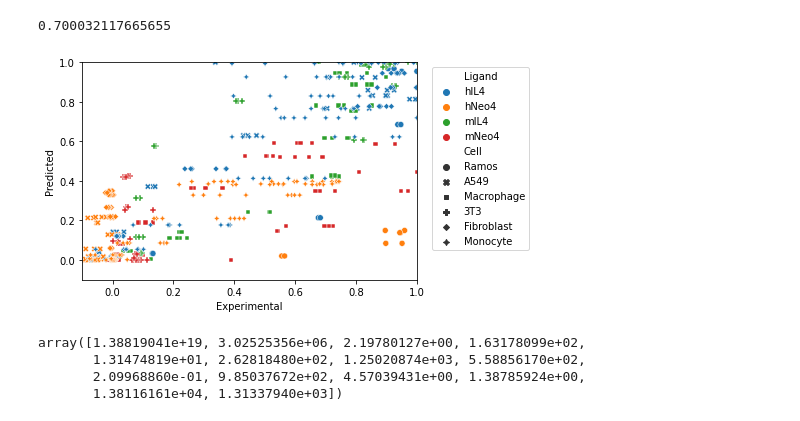
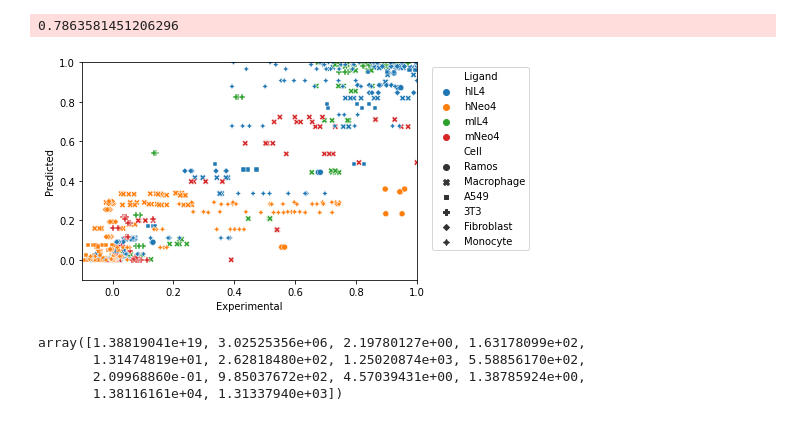
Before and after one commit to meyer-lab/IL4-model, a Jupyter notebook: polyc.ipynb, the cells around one changed output. Saved outputs shown, nothing was run; the diff lists cells and outputs as text; code cells hidden in the pictures.

```diff
--- a/polyc.ipynb
+++ b/polyc.ipynb
@@ -119,16 +13,16 @@ KeyboardInterrupt:
 # %%
-xOpt = [-10.14244904, 2.51923822, 8.65801158, 6.78733813, 7.88115742, 6.5803441, 5.90301747, 6.25269995, 9.67784511, 6.00654716, 8.34004633, 8.85765458, 4.8597555, 5.8816098]
+xOpt = [-14., 0.67117646, 10.28419558, 4., 4.35477332, 7.21820434, 4.4905906, 10.50611831, 5.83553544, 7.28585079, 9.03802116, 5.40071701, 1.9911352 ]
 #xOpt = [-10.53250838, 0.01192143, 9.52568895, 8.05298022, 5.34542389, 6.5733771, 7.32127153, 4.67347371, 10.00887475, 6.11455606, 6.78746333, 8.83742865, 6.15951505, 5.08588467]
 modelDF = resids(xOpt, True)
 sns.scatterplot(data=modelDF, x="Experimental", y="Predicted", hue="Ligand", style="Cell")
 plt.xlim(-.1, 1)
 plt.ylim(-.1, 1)
 plt.legend(loc='upper right', bbox_to_anchor=(1.35, 1.0))
 #plt.savefig("UnConstrainedFit.svg")
 print(r2_score(modelDF.Experimental.values, modelDF.Predicted.values))
 # %% [output]
-0.700032117665655
+0.7863581451206296
-[figure, old version]
+[figure, new version]
 # %%
 np.power(np.power(10, xOpt[2::]), -1) * np.power(10, 9)
 # %% [output]
```
Also changed, not shown: parts of 6 cells of this notebook, 2 other files.
